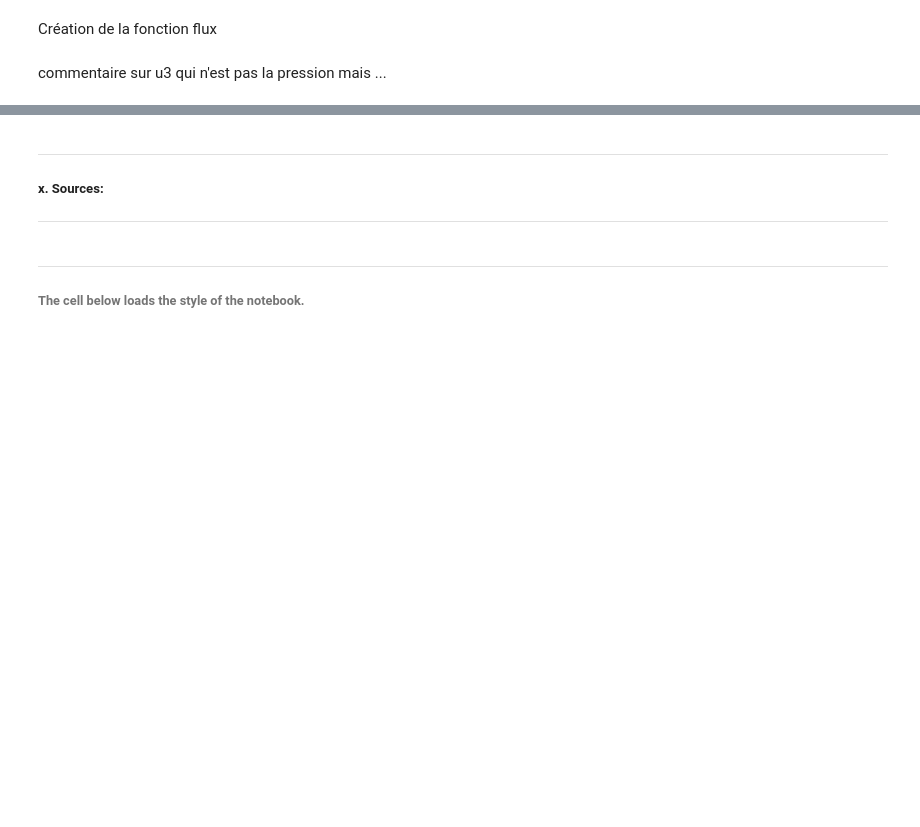
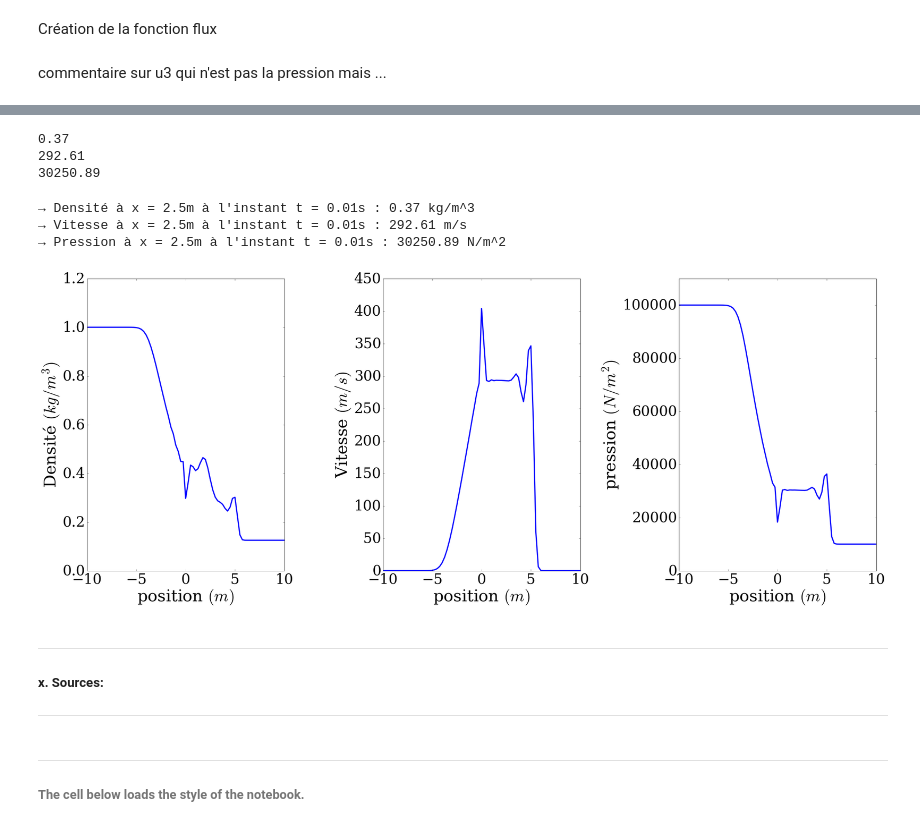
Before and after one commit to ServranckxChristophe/numerical-mooc, a Jupyter notebook: working/Shock_tube.ipynb, the cells around one changed output, grey strips where cells are left out. Saved outputs shown, nothing was run; the diff lists cells and outputs as text; code cells hidden in the pictures; blank space fills up the shorter version.

```diff
--- a/working/Shock_tube.ipynb
+++ b/working/Shock_tube.ipynb
@@ -236,0 +218,17 @@ print((gamma-1)*(u[2,indx]-0.5*u[1,indx]**2/u[0,indx]))
+# %%
+# On récupère nos valeurs du tableau pour x=2.5m
+indx = 12.5/dx
+
+#On extrait chaque composante de u pour la dernière étape
+un1 = u_n[nt-1,0,indx]
+un2 = u_n[nt-1,1,indx]
+un3 = u_n[nt-1,2,indx]
+
+
+print(round(un1,2))                                   # Densité kg/m^3
+print(round((un2/un1),2))                             # vitesse en m/s
+print(round((un3-.5*(un2**2/un1))*(gamma-1),2))       # Pressions en N/m^2
+# %% [output]
+0.37
+292.61
+30250.89
@@ -261,3 +302,53 @@ def Richtmyer(u, nt, dt, dx, u1, u2, u3):
+# %%
+un = numpy.empty((3,nx))
+
+Richtmyer(u, t_sim, dt, dx)
+
+rho = numpy.zeros(nx)
+rho = un[0]
+v   = numpy.zeros(nx)
+v   = un[1]/un[0]
+p   = numpy.zeros(nx)
+p   = (gamma-1)*(un[2]-.5*un[1]**2/un[0])
+# %%
+# On récupère nos valeurs du tableau pour x=2.5m
+L=12.5 # en m
+indx = int(L/dx)
+
+print("→ Densité à x = 2.5m à l'instant t = 0.01s :",round(rho[indx],2),"kg/m^3")
+print("→ Vitesse à x = 2.5m à l'instant t = 0.01s :",round(v[indx],2),"m/s")
+print("→ Pression à x = 2.5m à l'instant t = 0.01s :",round(p[indx],2),"N/m^2")
+# %% [output]
+→ Densité à x = 2.5m à l'instant t = 0.01s : 0.37 kg/m^3
+→ Vitesse à x = 2.5m à l'instant t = 0.01s : 292.61 m/s
+→ Pression à x = 2.5m à l'instant t = 0.01s : 30250.89 N/m^2
+# %%
+figure = pyplot.figure(figsize = (30, 25))
+figure.subplots_adjust(left = 0.1, bottom = 0.3,
+                       right = 1, top = 0.7, wspace = .5, hspace = .5)
+
+pyplot.subplot(1, 3, 1)
+pyplot.plot(x, rho, 'b-', lw=3)
+pyplot.ylabel('Densité $(kg/m^{3})$',fontsize=40)
+pyplot.ylim(0,1.2)
+pyplot.xlabel('position $(m)$',fontsize=40)
+pyplot.tick_params(axis='both', labelsize=35)
+
+
+pyplot.subplot(1, 3, 2)
+pyplot.plot(x, v, 'b-', lw=3)
+pyplot.ylabel('Vitesse $(m/s)$',fontsize=40)
+pyplot.xlabel('position $(m)$',fontsize=40)
+pyplot.tick_params(axis='both', labelsize=35)
+
+pyplot.subplot(1, 3, 3)
+pyplot.plot(x, p, 'b-', lw=3)
+pyplot.ylabel('pression $(N/m^{2})$',fontsize=40)
+pyplot.ylim(0,110000)
+pyplot.xlabel('position $(m)$',fontsize=40)
+pyplot.tick_params(axis='both', labelsize=35)
+# %% [output]
+[figure, added]
 # %% [markdown]
 ---
 ##### x. Sources:
```
Also changed, not shown: parts of 5 cells of this notebook.
